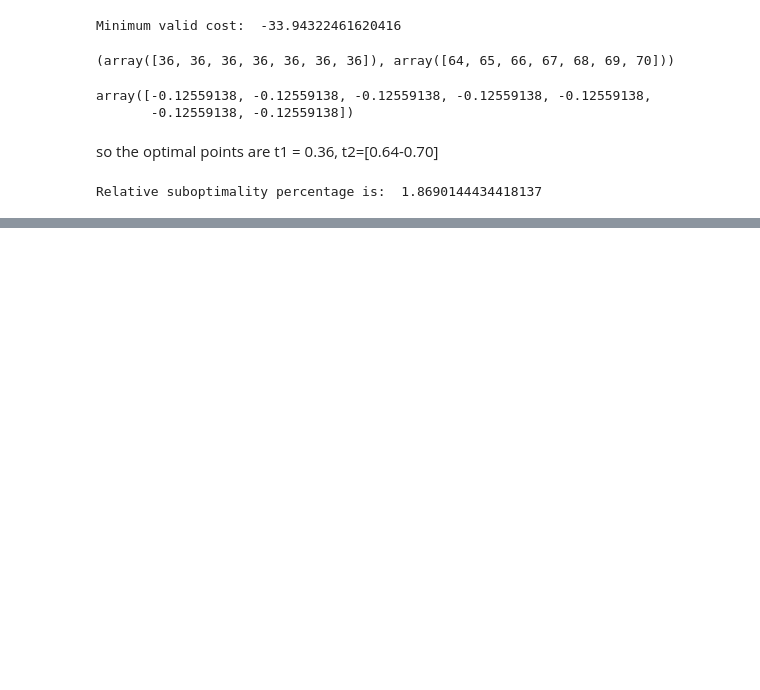
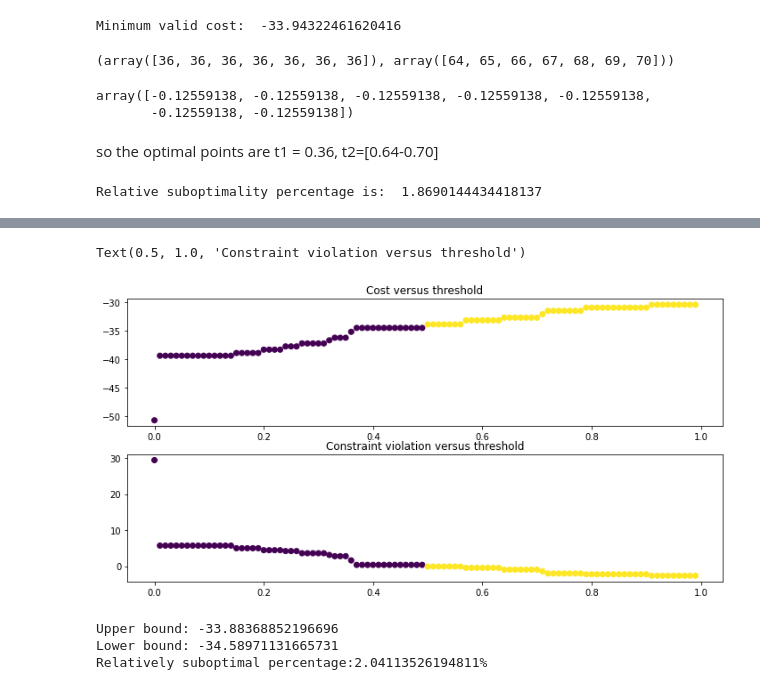
Before and after one commit to feyzijan/ConvexOptimization, a Jupyter notebook: BooleanLinearProgramming.ipynb, the cells around one changed output, grey strips where cells are left out. Drawn from its saved outputs; the diff is of its cells as text; code cells hidden in the pictures; blank space fills up the shorter version.

```diff
--- a/BooleanLinearProgramming.ipynb
+++ b/BooleanLinearProgramming.ipynb
@@ -103,0 +250,11 @@ Relative suboptimality percentage is:  1.8690144434418137
+# %%
+
+fig,ax = plt.subplots(2,figsize=(10, 5))
+fig.tight_layout()
+ax[0].scatter(t,cost_array, c= feasible,label="Cost")
+ax[0].set_title("Cost versus threshold")
+ax[1].scatter(t,const_violation, c=feasible, label = "Constraint violation ")
+ax[1].set_title("Constraint violation versus threshold")
+# %% [output]
+Text(0.5, 1.0, 'Constraint violation versus threshold')
+[figure, added]
@@ -103,0 +267,8 @@ Relative suboptimality percentage is:  1.8690144434418137
+# %%
+print("Upper bound:", upper_bound)
+print("Lower bound:", lower_bound)
+print("Relatively suboptimal percentage:{}% ".format(suboptimality_percentage ) )
+# %% [output]
+Upper bound: -33.88368852196696
+Lower bound: -34.58971131665731
+Relatively suboptimal percentage:2.04113526194811%
```
Also changed, not shown: parts of 19 cells of this notebook, 26 other files.
